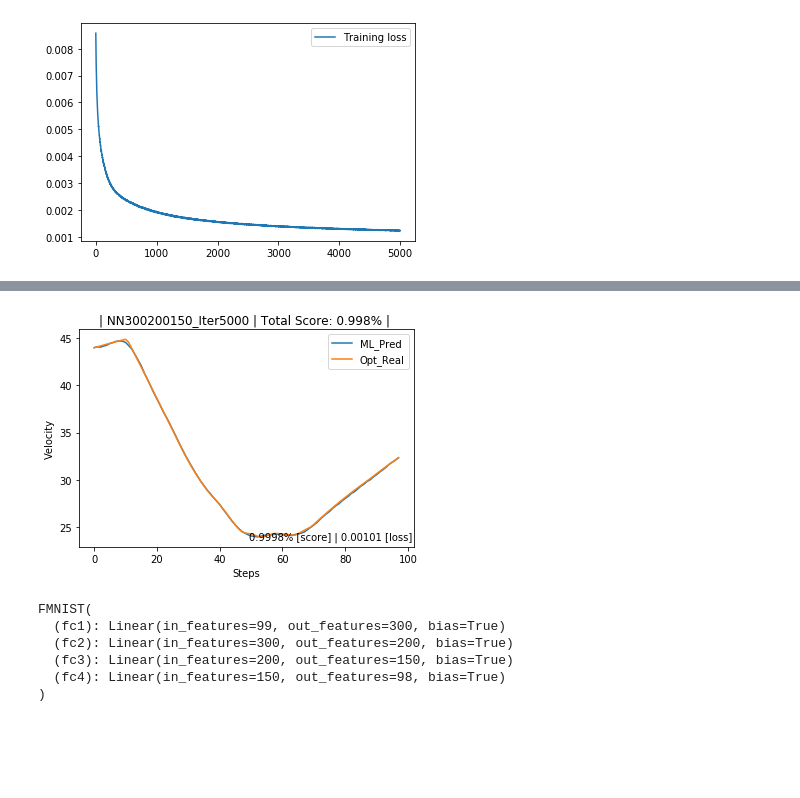
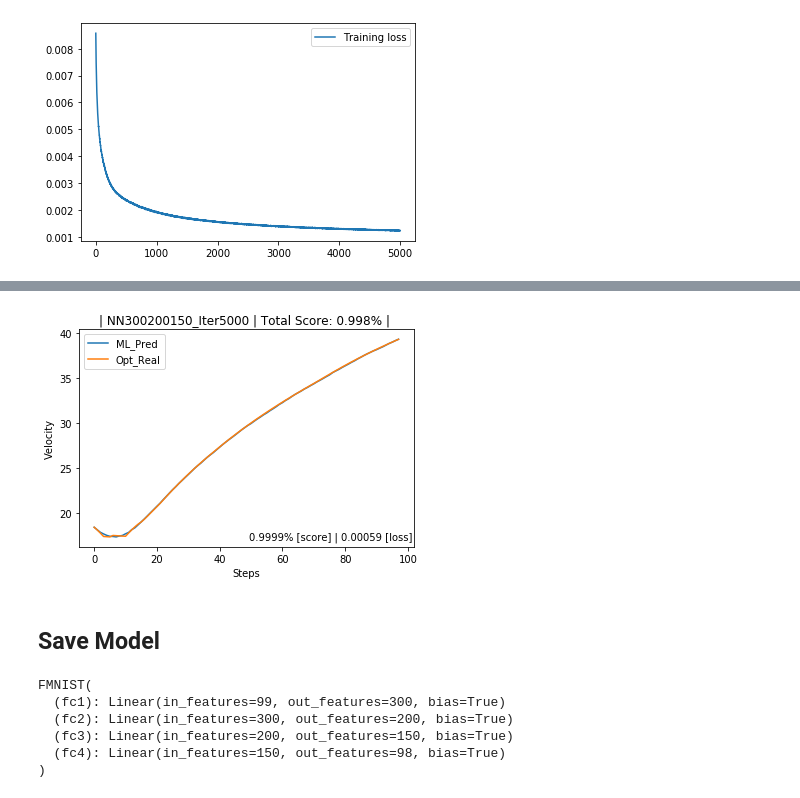
Before and after one commit to LeonKie/BA_Optimization_ML, a Jupyter notebook: MaschineLearning/deeplearningModel/pytorchApproch.ipynb, the cells around one changed output, grey strips where cells are left out. Saved outputs shown, nothing was run; the diff lists cells and outputs as text; code cells hidden in the pictures; blank space fills up the shorter version.

```diff
--- a/MaschineLearning/deeplearningModel/pytorchApproch.ipynb
+++ b/MaschineLearning/deeplearningModel/pytorchApproch.ipynb
@@ -25,0 +18,6 @@ transform = transforms.Compose([transforms.ToTensor(),
+# %%
+#Json
+Jsondata=json_ImExport.loadData("/Users/leonkiesgen/Documents/Python/Kappa_variation_vmax100.json")
+
+#Log File
+Logdata=LogDataImport.get_data("/Users/leonkiesgen/Documents/Python/mod_local_trajectory/logs/ltpl/2019_12_01/15_00_59_data.csv")
@@ -26,5 +26,5 @@ transform = transforms.Compose([transforms.ToTensor(),
 # %%
-class FMNIST(nn.Module):
+class DNN(nn.Module):
     def __init__(self):
         super().__init__()
         self.fc1 = nn.Linear(99,300)
@@ -33,11 +33,9 @@ class FMNIST(nn.Module):
         self.fc4 = nn.Linear(150,98)
 
     def forward(self,x):
-
         x = F.leaky_relu(self.fc1(x),negative_slope=0.05)
         x = F.leaky_relu(self.fc2(x),negative_slope=0.05)
         x = F.leaky_relu(self.fc3(x),negative_slope=0.05)
         x = F.leaky_relu(self.fc4(x),negative_slope=0.05)
 
-
         return x
@@ -153,16 +148,12 @@ train_tracker, test_tracker, accuracy_tracker = [], [], []
 
 for i in range(num_epochs):
     cum_loss = 0
-    cum_loss2 = 0
     random.shuffle(traindata)
 
     for batch, (inp, vel) in enumerate(traindata,1):
 
-
         optimizer.zero_grad()
         output = model(inp)
-
-
 
         loss = criterion(output, vel)
 
@@ -189,14 +180,6 @@ for i in range(num_epochs):
 
     test_tracker.append(test_loss/len(traindata))
     print(f"Test loss: {test_loss/len(traindata)} | ")
-    '''
-    #accuracy_tracker.append(num_correct/total)
-    #print(f'Accuracy : {num_correct/total}')
-
-
-#print(f'\nNumber correct : {num_correct}, Total : {total}')
-#print(f'Accuracy of the model after 30 epochs on the 10000 test images: {num_correct * 100 / total}% ')
-    '''
 # %% [output]
 g loss: 0.0 |Test loss: 0.001157121011887101 |
 Epoch(4734/5000) | Training loss: 0.0 |Test loss: 0.0012329778488632142 |
@@ -234,8 +215,6 @@ def predict(testexample,NN=model):
     loss=criterion(pred,pData[1])
 
     %matplotlib inline
-
-
     pred=VelNormalize.normal(np.array(pred.tolist()))
     real=VelNormalize.normal(np.array(pData[1]))
 
@@ -244,12 +223,11 @@ def predict(testexample,NN=model):
     print("Loss:", loss.item())
 
 from sklearn.metrics import r2_score
-def r2Score(example,NN=model):
+def r2Score(example):
 
     PRED=[]
     REAL=[]
     for (inp,label) in example:
-        optimizer.zero_grad()
         pred=model(inp)
         PRED.append(pred.tolist())
         REAL.append(label.tolist())
@@ -260,7 +238,7 @@ def r2Score(example,NN=model):
 # %%
 #The Visualisation
 import time
-NR=615
+NR=61
 
 VelNormalize= Normalize(None,70)
 
@@ -275,7 +253,7 @@ t1=time.time()
 pred=model(testdata)
 t2=time.time()
 
-print("Evolived Time: " , (t2-t1)*1000)
+print("Evolived Time: " , (t2-t1)*1000,"ms")
 
 loss=criterion(pred,traindata[NR][1])
 
@@ -312,2 +290,2 @@ Loss: 0.001009225845336914
 The Score of the Train Dataset is:  0.9983019507406327 %
-[figure, old version]
+[figure, new version]
@@ -320,3 +292,5 @@ plt.plot(traindata[1200][1].tolist(),label= "Real_Optimizer")
+# %% [markdown]
+## Save Model
 # %%
 name="NN300200150_Iter5000"
 save=False
```
Also changed, not shown: parts of 12 cells of this notebook.
